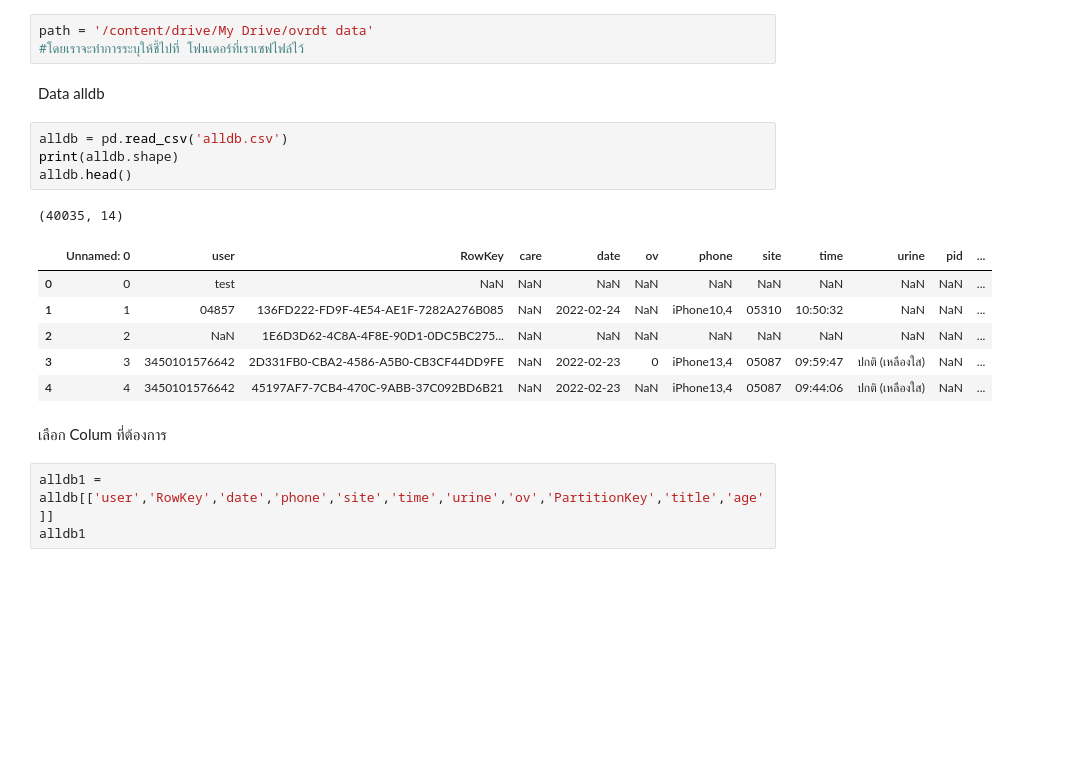
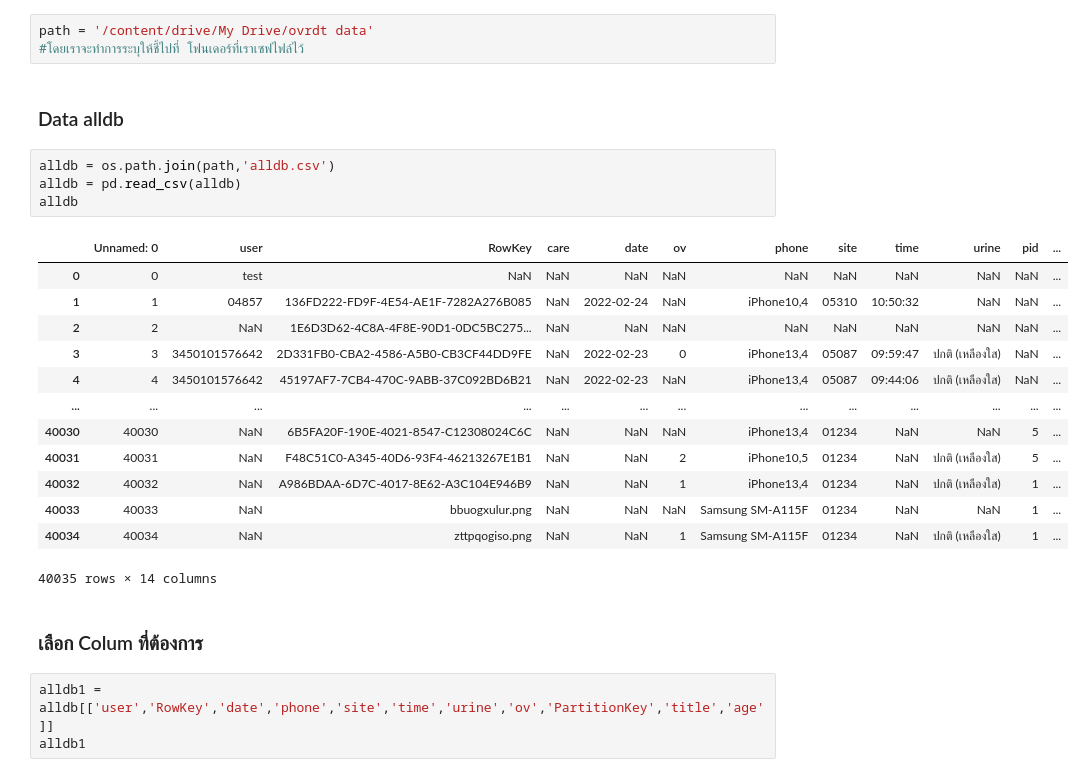
Before and after one commit to Supakornnn/data_viz_2022, a Jupyter notebook: Final_Exam.ipynb, the cells around one changed output. Drawn from its saved outputs; the diff is of its cells as text; blank space fills up the shorter version.

```diff
--- a/Final_Exam.ipynb
+++ b/Final_Exam.ipynb
@@ -11,22 +11,28 @@ Drive already mounted at /content/drive; to attempt to forcibly remount, call dr
 # %%
 path = '/content/drive/My Drive/ovrdt data'
 #โดยเราจะทำการระบุให้ชี้ไปที่ โฟนเดอร์ที่เราเซฟไฟล์ไว้
-# %% [markdown]
-Data alldb
+# %% [markdown]
+### Data alldb
 # %%
-alldb = pd.read_csv('alldb.csv')
-print(alldb.shape)
-alldb.head()
+alldb = os.path.join(path,'alldb.csv')
+alldb = pd.read_csv(alldb)
+alldb
 # %% [output]
+|  | Unnamed: 0 | user | RowKey | care | date | ov | phone | site | time | urine | pid | ... |
+| 0 | 0 | test | NaN | NaN | NaN | NaN | NaN | NaN | NaN | NaN | NaN | ... |
+| 1 | 1 | 04857 | 136FD222-FD9F-4E54-AE1F-7282A276B085 | NaN | 2022-02-24 | NaN | iPhone10,4 | 05310 | 10:50:32 | NaN | NaN | ... |
+| 2 | 2 | NaN | 1E6D3D62-4C8A-4F8E-90D1-0DC5BC275... | NaN | NaN | NaN | NaN | NaN | NaN | NaN | NaN | ... |
+| 3 | 3 | 3450101576642 | 2D331FB0-CBA2-4586-A5B0-CB3CF44DD9FE | NaN | 2022-02-23 | 0 | iPhone13,4 | 05087 | 09:59:47 | ปกติ (เหลืองใส) | NaN | ... |
+| 4 | 4 | 3450101576642 | 45197AF7-7CB4-470C-9ABB-37C092BD6B21 | NaN | 2022-02-23 | NaN | iPhone13,4 | 05087 | 09:44:06 | ปกติ (เหลืองใส) | NaN | ... |
+| ... | ... | ... | ... | ... | ... | ... | ... | ... | ... | ... | ... | ... |
+| 40030 | 40030 | NaN | 6B5FA20F-190E-4021-8547-C12308024C6C | NaN | NaN | NaN | iPhone13,4 | 01234 | NaN | NaN | 5 | ... |
+| 40031 | 40031 | NaN | F48C51C0-A345-40D6-93F4-46213267E1B1 | NaN | NaN | 2 | iPhone10,5 | 01234 | NaN | ปกติ (เหลืองใส) | 5 | ... |
+| 40032 | 40032 | NaN | A986BDAA-6D7C-4017-8E62-A3C104E946B9 | NaN | NaN | 1 | iPhone13,4 | 01234 | NaN | ปกติ (เหลืองใส) | 1 | ... |
+| 40033 | 40033 | NaN | bbuogxulur.png | NaN | NaN | NaN | Samsung SM-A115F | 01234 | NaN | NaN | 1 | ... |
+| 40034 | 40034 | NaN | zttpqogiso.png | NaN | NaN | 1 | Samsung SM-A115F | 01234 | NaN | ปกติ (เหลืองใส) | 1 | ... |
-(40035, 14)
+40035 rows × 14 columns
-|  | Unnamed: 0 | user | RowKey | care | date | ov | phone | site | time | urine | pid | ... |
-| 0 | 0 | test | NaN | NaN | NaN | NaN | NaN | NaN | NaN | NaN | NaN | ... |
-| 1 | 1 | 04857 | 136FD222-FD9F-4E54-AE1F-7282A276B085 | NaN | 2022-02-24 | NaN | iPhone10,4 | 05310 | 10:50:32 | NaN | NaN | ... |
-| 2 | 2 | NaN | 1E6D3D62-4C8A-4F8E-90D1-0DC5BC275... | NaN | NaN | NaN | NaN | NaN | NaN | NaN | NaN | ... |
-| 3 | 3 | 3450101576642 | 2D331FB0-CBA2-4586-A5B0-CB3CF44DD9FE | NaN | 2022-02-23 | 0 | iPhone13,4 | 05087 | 09:59:47 | ปกติ (เหลืองใส) | NaN | ... |
-| 4 | 4 | 3450101576642 | 45197AF7-7CB4-470C-9ABB-37C092BD6B21 | NaN | 2022-02-23 | NaN | iPhone13,4 | 05087 | 09:44:06 | ปกติ (เหลืองใส) | NaN | ... |
 # %% [markdown]
-เลือก Colum ที่ต้องการ
+### เลือก Colum ที่ต้องการ
 # %%
 alldb1 = alldb[['user','RowKey','date','phone','site','time','urine','ov','PartitionKey','title','age']]
 alldb1
```
Also changed, not shown: parts of 51 cells of this notebook.
